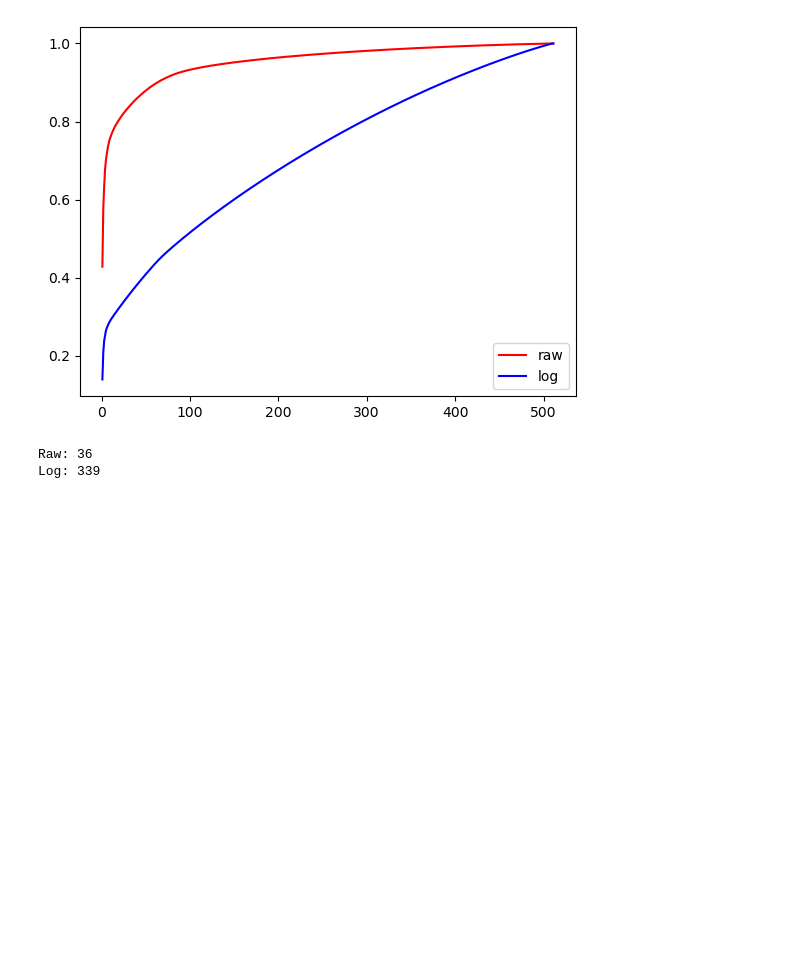
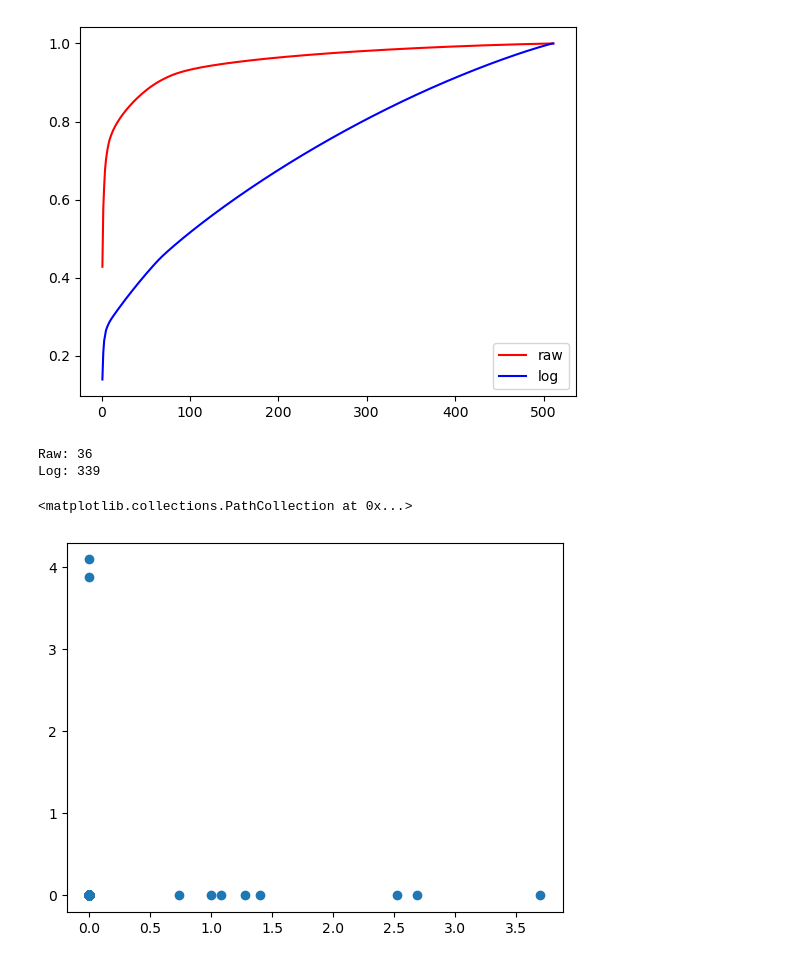
Before and after one commit to AtlasKeeper/Machine-Learning-with-Python-From-Linear-Models-to-Deep-Learning, a Jupyter notebook: 1/analysis.ipynb, the cells around one changed output. Drawn from its saved outputs; the diff is of its cells as text; code cells hidden in the pictures; blank space fills up the shorter version.

```diff
--- a/1/analysis.ipynb
+++ b/1/analysis.ipynb
@@ -58,3 +60,9 @@ print("Log:", np.where(np.cumsum(pca_log.explained_variance_ratio_) >= .85)[0][0
 # %% [output]
 Raw: 36
 Log: 339
+# %%
+# plotting without visualization techniques
+plt.scatter(X_log[:,0],X_log[:,1])
+# %% [output]
+<matplotlib.collections.PathCollection at 0x...>
+[figure, added]
```
Also changed, not shown: parts of 9 cells of this notebook.
